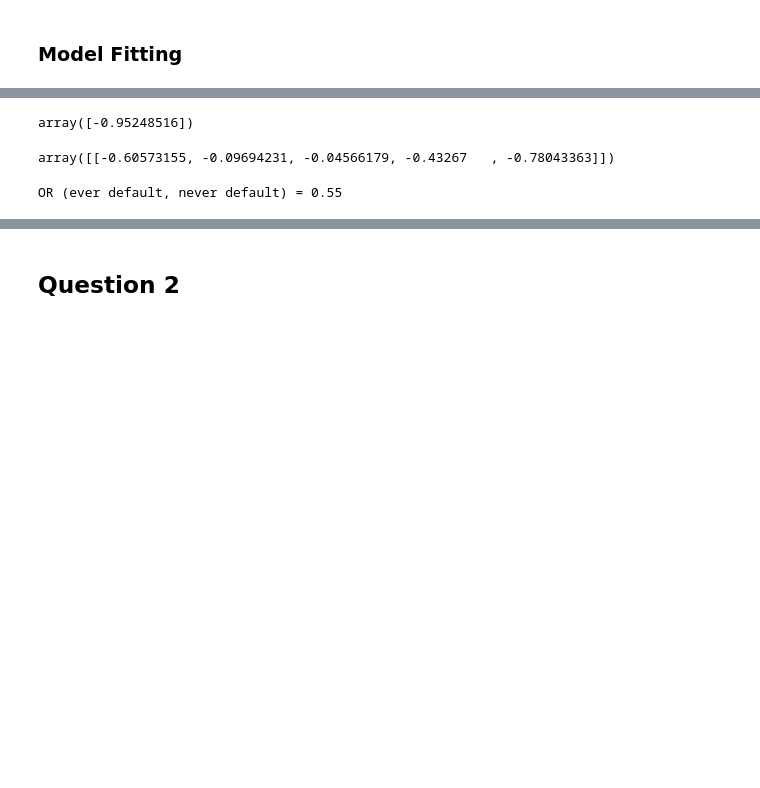
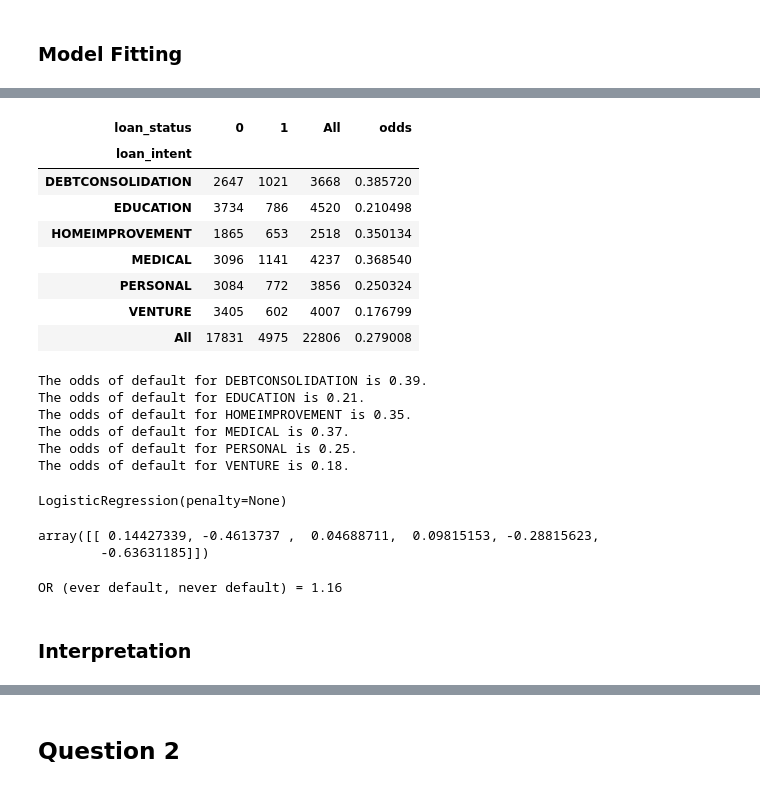
Before and after one commit to rudimuliawan/credit-scoring-analytics, a Jupyter notebook: mentoring/question_mentoring3.ipynb, the cells around one changed output, grey strips where cells are left out. Cells and saved outputs as stored; diff of their text form; code cells hidden in the pictures; blank space fills up the shorter version.

```diff
--- a/mentoring/question_mentoring3.ipynb
+++ b/mentoring/question_mentoring3.ipynb
@@ -89,0 +77,5 @@ Name: proportion, dtype: float64
+# %%
+default = data_train[response_variable]
+loan_intent = data_train['loan_intent']
+
+loan_intent.head()
@@ -149,0 +181,6 @@ LogisticRegression(penalty=None)
+# %%
+# Proportion of 'default' by 'home'
+crosstab_loan_intent = pd.crosstab(loan_intent,
+                                   default,
+                                   margins = True)
+crosstab_loan_intent
@@ -150,20 +197,67 @@ LogisticRegression(penalty=None)
 # %%
-# Print the parameter estimate of b0
-b0_loan_intent = model_history_sk.intercept_
-b0_loan_intent
+# Calculate odds of each category
+crosstab_loan_intent['odds'] = crosstab_loan_intent[1] / crosstab_loan_intent[0]
+
+crosstab_loan_intent
 # %% [output]
-array([-0.95248516])
+| loan_status | 0 | 1 | All | odds |
+| loan_intent |  |  |  |  |
+| DEBTCONSOLIDATION | 2647 | 1021 | 3668 | 0.385720 |
+| EDUCATION | 3734 | 786 | 4520 | 0.210498 |
+| HOMEIMPROVEMENT | 1865 | 653 | 2518 | 0.350134 |
+| MEDICAL | 3096 | 1141 | 4237 | 0.368540 |
+| PERSONAL | 3084 | 772 | 3856 | 0.250324 |
+| VENTURE | 3405 | 602 | 4007 | 0.176799 |
+| All | 17831 | 4975 | 22806 | 0.279008 |
+# %%
+# Extract the odds of each category
+odds_debt = crosstab_loan_intent['odds']['DEBTCONSOLIDATION']
+odds_edu = crosstab_loan_intent['odds']['EDUCATION']
+odds_home_imp = crosstab_loan_intent['odds']['HOMEIMPROVEMENT']
+odds_medical = crosstab_loan_intent['odds']['MEDICAL']
+odds_personal = crosstab_loan_intent['odds']['PERSONAL']
+odds_venture = crosstab_loan_intent['odds']['VENTURE']
+
+print(f"The odds of default for DEBTCONSOLIDATION is {odds_debt:.2f}.")
+print(f"The odds of default for EDUCATION is {odds_edu:.2f}.")
+print(f"The odds of default for HOMEIMPROVEMENT is {odds_home_imp:.2f}.")
+print(f"The odds of default for MEDICAL is {odds_medical:.2f}.")
+print(f"The odds of default for PERSONAL is {odds_personal:.2f}.")
+print(f"The odds of default for VENTURE is {odds_venture:.2f}.")
+# %% [output]
+The odds of default for DEBTCONSOLIDATION is 0.39.
+The odds of default for EDUCATION is 0.21.
+The odds of default for HOMEIMPROVEMENT is 0.35.
+The odds of default for MEDICAL is 0.37.
+The odds of default for PERSONAL is 0.25.
+The odds of default for VENTURE is 0.18.
+# %%
+# Modelling with sklearn
+
+# Load Statistics package
+from sklearn.linear_model import LogisticRegression
+
+# Create the object
+model_loan_intent_sk = LogisticRegression(penalty=None)
+
+# Use dummy variable 'history_default' as predictor
+model_loan_intent_sk.fit(X=loan_intent_default, y=default)
+# %% [output]
+LogisticRegression(penalty=None)
 # %%
 # Print the parameter estimate of b1
-b1_history = model_history_sk.coef_
-b1_history
+b1_loan_intent = model_loan_intent_sk.coef_
+b1_loan_intent
 # %% [output]
-array([[-0.60573155, -0.09694231, -0.04566179, -0.43267   , -0.78043363]])
+array([[ 0.14427339, -0.4613737 ,  0.04688711,  0.09815153, -0.28815623,
+        -0.63631185]])
 # %%
 # Calculate the OR between history_default=1 and history_default=0
-odds_ratio_history = np.exp(b1_history)
+odds_ratio_loan_intent = np.exp(b1_loan_intent)
 
-print(f"OR (ever default, never default) = {odds_ratio_history[0][0]:.2f}")
+print(f"OR (ever default, never default) = {odds_ratio_loan_intent[0][0]:.2f}")
 # %% [output]
-OR (ever default, never default) = 0.55
+OR (ever default, never default) = 1.16
+# %% [markdown]
+### Interpretation
 # %% [markdown]
```
Also changed, not shown: parts of 19 cells of this notebook, 1 other file.
